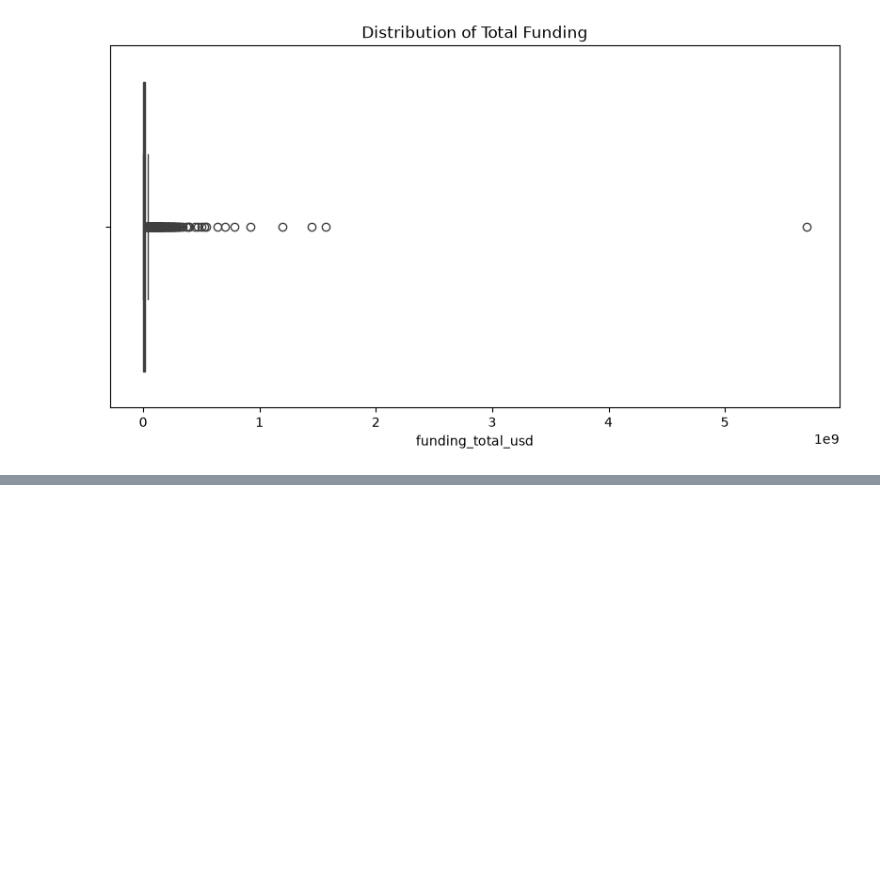
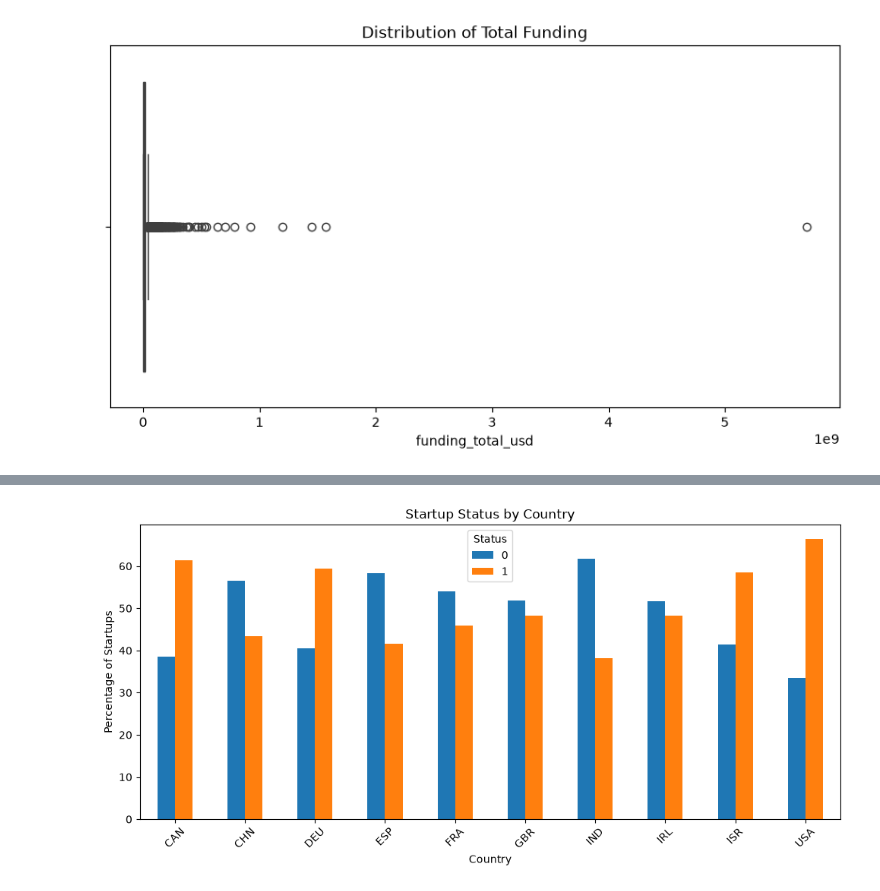
Before and after one commit to 2026dab1301-pKrishn/AI_101_Final_Project_Group-14, a Jupyter notebook: Notebook /datapreprocesing.ipynb, the cells around one changed output, grey strips where cells are left out. Saved outputs shown, nothing was run; the diff lists cells and outputs as text; code cells hidden in the pictures; blank space fills up the shorter version.

```diff
--- a/Notebook /datapreprocesing.ipynb
+++ b/Notebook /datapreprocesing.ipynb
@@ -275,0 +438,20 @@ plt.show()
+# %%
+top_countries = dst['country_code'].value_counts().head(10).index
+
+country_status = pd.crosstab(
+    dst[dst['country_code'].isin(top_countries)]['country_code'],
+    dst[dst['country_code'].isin(top_countries)]['status'],
+    normalize='index'
+) * 100
+
+country_status.plot(kind='bar', figsize=(10, 5))
+
+plt.title('Startup Status by Country')
+plt.xlabel('Country')
+plt.ylabel('Percentage of Startups')
+plt.xticks(rotation=45)
+plt.legend(title='Status')
+plt.tight_layout()
+plt.show()
+# %% [output]
+[figure, added]
```
Also changed, not shown: parts of 17 cells of this notebook, 1 other file.
